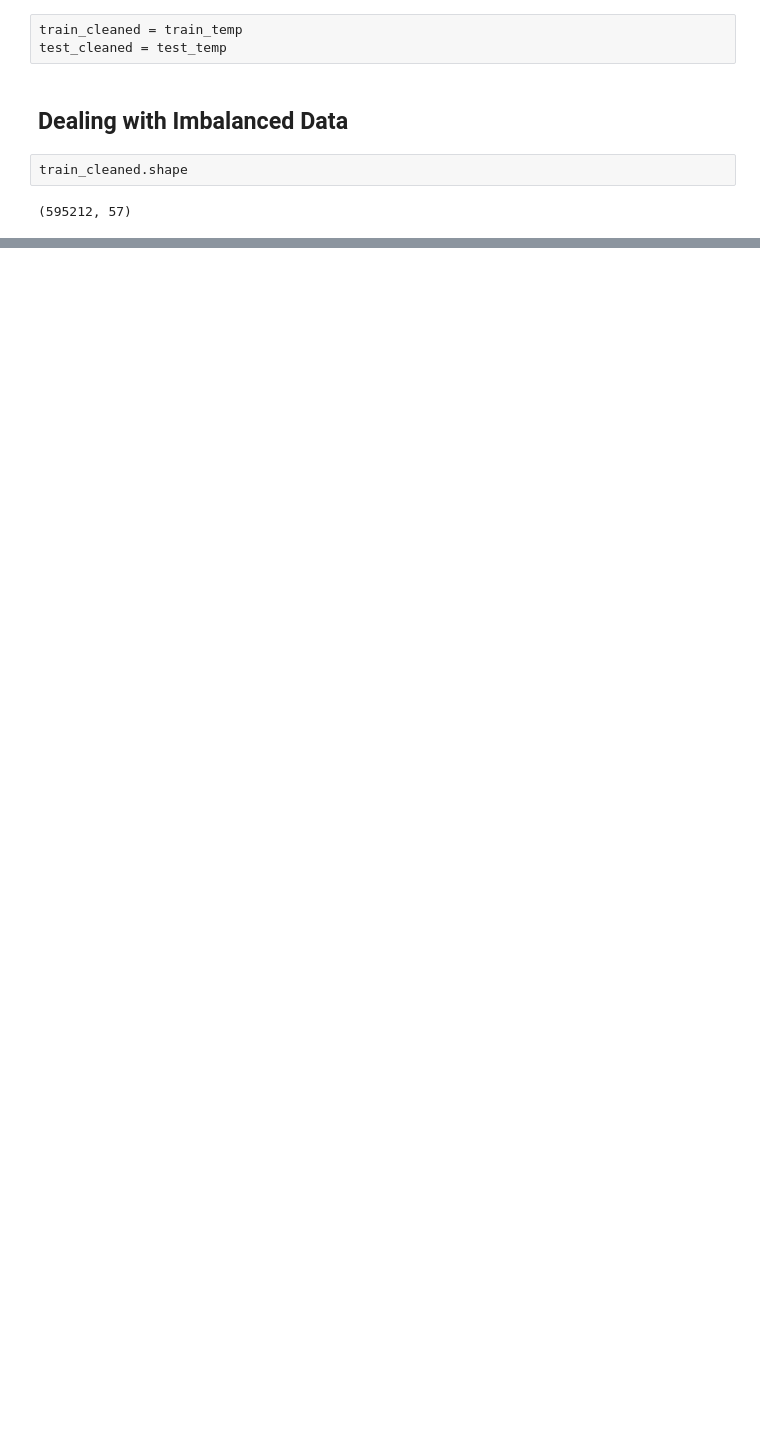
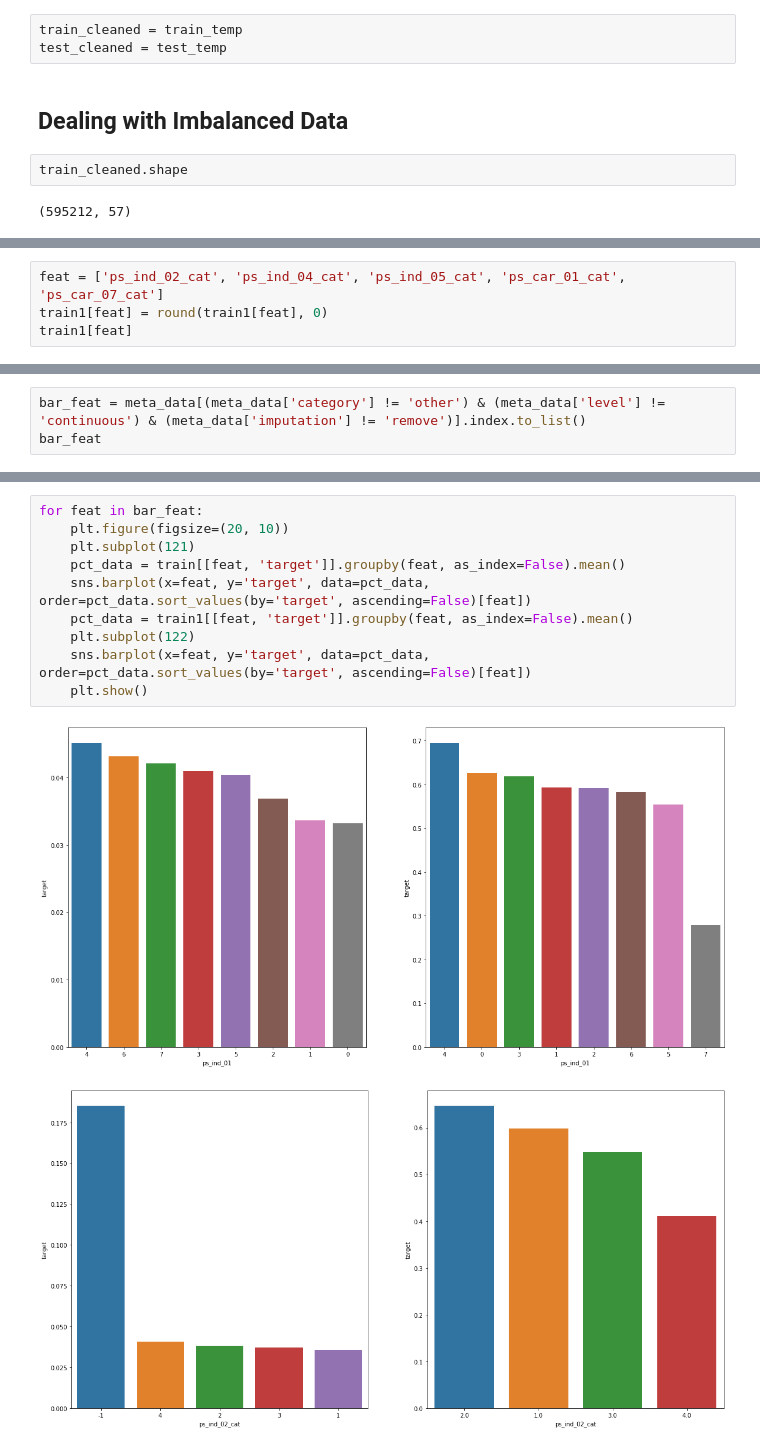
Before and after one commit to SarahLuym/WhaleDataScienceProject, a Jupyter notebook: data/Whole_Project.ipynb, the cells around one changed output, grey strips where cells are left out. Cells and saved outputs as stored; diff of their text form; blank space fills up the shorter version.

```diff
--- a/data/Whole_Project.ipynb
+++ b/data/Whole_Project.ipynb
@@ -390,0 +366,4 @@ train1.head()
+# %%
+feat = ['ps_ind_02_cat', 'ps_ind_04_cat', 'ps_ind_05_cat', 'ps_car_01_cat', 'ps_car_07_cat']
+train1[feat] = round(train1[feat], 0)
+train1[feat]
@@ -390,0 +386,3 @@ train1.head()
+# %%
+bar_feat = meta_data[(meta_data['category'] != 'other') & (meta_data['level'] != 'continuous') & (meta_data['imputation'] != 'remove')].index.to_list()
+bar_feat
@@ -390,0 +407,13 @@ train1.head()
+# %%
+for feat in bar_feat:
+    plt.figure(figsize=(20, 10))
+    plt.subplot(121)
+    pct_data = train[[feat, 'target']].groupby(feat, as_index=False).mean()
+    sns.barplot(x=feat, y='target', data=pct_data, order=pct_data.sort_values(by='target', ascending=False)[feat])
+    pct_data = train1[[feat, 'target']].groupby(feat, as_index=False).mean()
+    plt.subplot(122)
+    sns.barplot(x=feat, y='target', data=pct_data, order=pct_data.sort_values(by='target', ascending=False)[feat])
+    plt.show()
+# %% [output]
+[figure, added]
+[figure, added]
```
Also changed, not shown: parts of 40 cells of this notebook.
